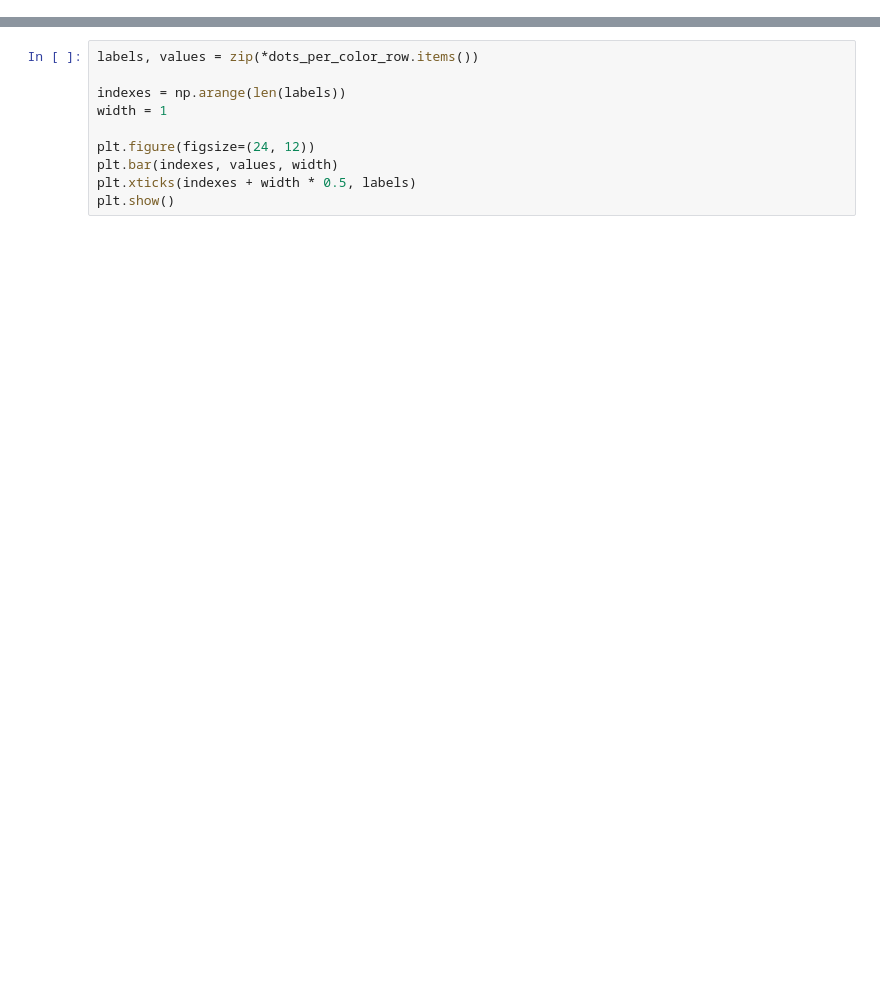
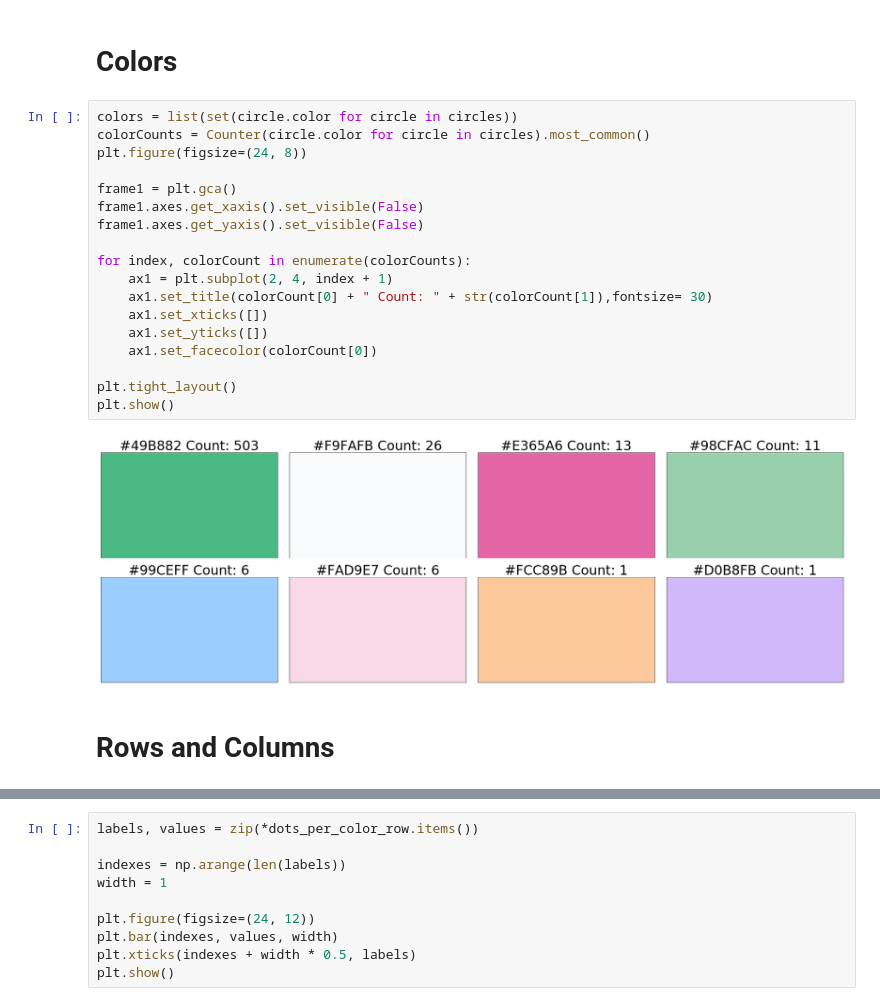
Before and after one commit to matthewsommer/experior, a Jupyter notebook: python/dotcipher/dotcipher.ipynb, the cells around one changed output, grey strips where cells are left out. Drawn from its saved outputs; the diff is of its cells as text; blank space fills up the shorter version.

```diff
--- a/python/dotcipher/dotcipher.ipynb
+++ b/python/dotcipher/dotcipher.ipynb
@@ -69,0 +123,24 @@ Color Counts:
+# %% [markdown]
+# Colors
+# %%
+colors = list(set(circle.color for circle in circles))
+colorCounts = Counter(circle.color for circle in circles).most_common()
+plt.figure(figsize=(24, 8))
+
+frame1 = plt.gca()
+frame1.axes.get_xaxis().set_visible(False)
+frame1.axes.get_yaxis().set_visible(False)
+
+for index, colorCount in enumerate(colorCounts):
+    ax1 = plt.subplot(2, 4, index + 1)
+    ax1.set_title(colorCount[0] + " Count: " + str(colorCount[1]),fontsize= 30)
+    ax1.set_xticks([])
+    ax1.set_yticks([])
+    ax1.set_facecolor(colorCount[0])
+
+plt.tight_layout()
+plt.show()
+# %% [output]
+[figure, added]
+# %% [markdown]
+# Rows and Columns
```
Also changed, not shown: parts of 29 cells of this notebook, 5 other files.
